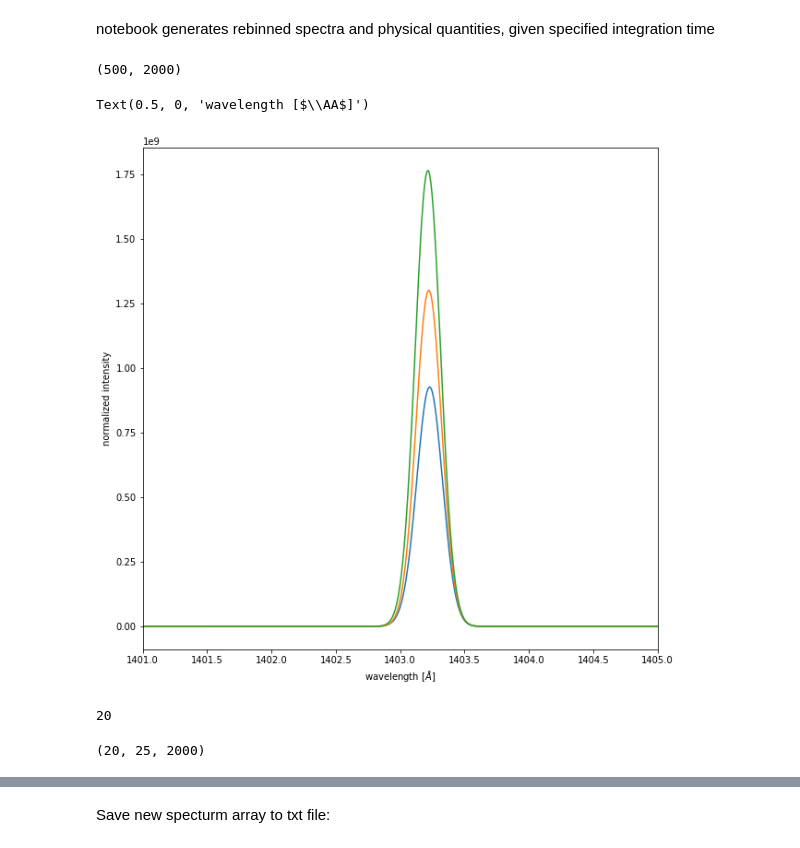
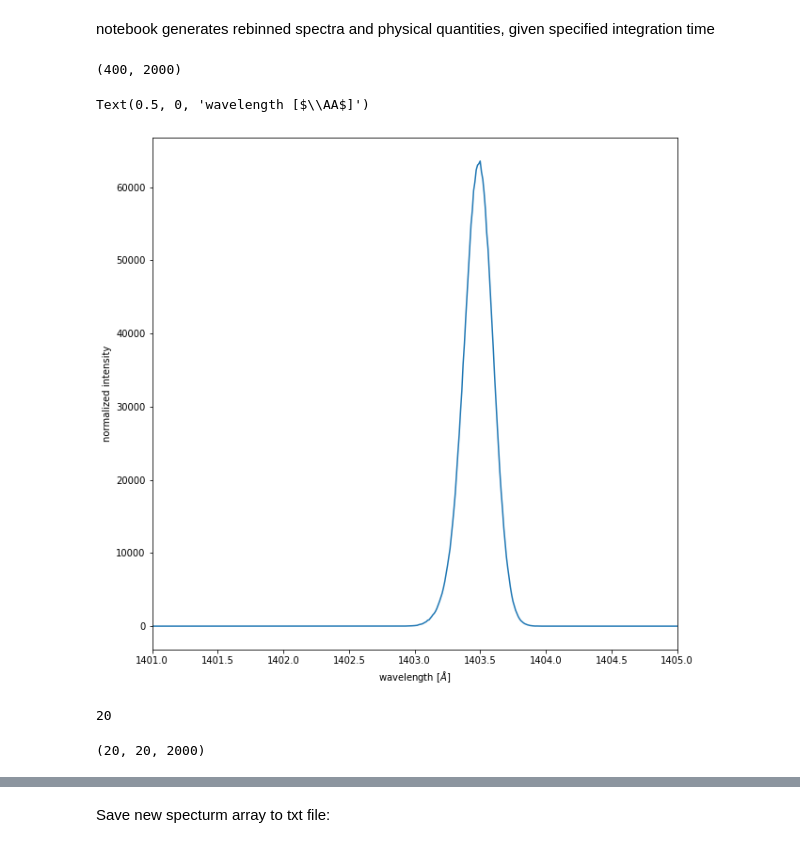
Before and after one commit to wilashfie/synth_spec, a Jupyter notebook: rebin_loop.ipynb, the cells around one changed output, grey strips where cells are left out. Cells and saved outputs as stored; diff of their text form; code cells hidden in the pictures.

```diff
--- a/rebin_loop.ipynb
+++ b/rebin_loop.ipynb
@@ -18,8 +18,8 @@ from create_arrays import create_arr
 # tube = readsav('/Users/WilliamHenryAshfieldIV/dat/f4_vis5_dt02.sav',verbose=False,python_dict=False)
 # frac = readsav('/Users/WilliamHenryAshfieldIV/dat/f4_vis5_dt02_si_iv_nei.sav',verbose=False,python_dict=False)
 
-tube = readsav('/Users/WilliamHenryAshfieldIV/dat/f4_vis5.sav',verbose=False,python_dict=False)
-frac = readsav('/Users/WilliamHenryAshfieldIV/dat/f4_vis5_si_iv_nei.sav',verbose=False,python_dict=False)
+tube = readsav('/Users/WilliamHenryAshfieldIV/dat/f1_vis5_heat20.sav',verbose=False,python_dict=False)
+frac = readsav('/Users/WilliamHenryAshfieldIV/dat/f1_vis5_heat20_si_iv_nei.sav',verbose=False,python_dict=False)
 
 log10T,log10G = np.loadtxt('/Users/WilliamHenryAshfieldIV/dat/goft_1403.dat.txt',comments='%',unpack=True)
 # %%
@@ -53,20 +53,20 @@ for i in range(0,t_n):
     G[i,:] = arrs['g']
     FAC[i,:] = arrs['fac']
 # %%
-ERROR.shape
+SPEC.shape
 # %% [output]
-(500, 2000)
+(400, 2000)
 # %%
 fig, ax = plt.subplots(figsize=[10,10])
-plt.plot(ll,SPEC[290,:])
-plt.plot(ll,SPEC[300,:])
-plt.plot(ll,SPEC[310,:])
+plt.plot(ll,SPEC[120,:])
+#plt.plot(ll,SPEC[100,:])
+#plt.plot(ll,SPEC[200,:])
 plt.xlim(1401,1405)
 plt.ylabel('normalized intensity')
 ax.set_xlabel('wavelength [$\AA$]')
 # %% [output]
 Text(0.5, 0, 'wavelength [$\\AA$]')
-[figure, old version]
+[figure, new version]
 # %%
 dt = 0.1
 inegration = 2
@@ -75,11 +75,11 @@ reshape
 # %% [output]
 20
 # %%
-SPECII = ERROR.reshape(reshape,-1,2000)
+SPECII = SPEC.reshape(-1,reshape,2000)
 SPECII.shape
 
-ERRORII = ERROR.reshape(reshape,-1,2000)
+ERRORII = ERROR.reshape(-1,reshape,2000)
 ERRORII.shape
 # %% [output]
-(20, 25, 2000)
+(20, 20, 2000)
 # %%
```
Also changed, not shown: parts of 6 cells of this notebook, 15 other files.
